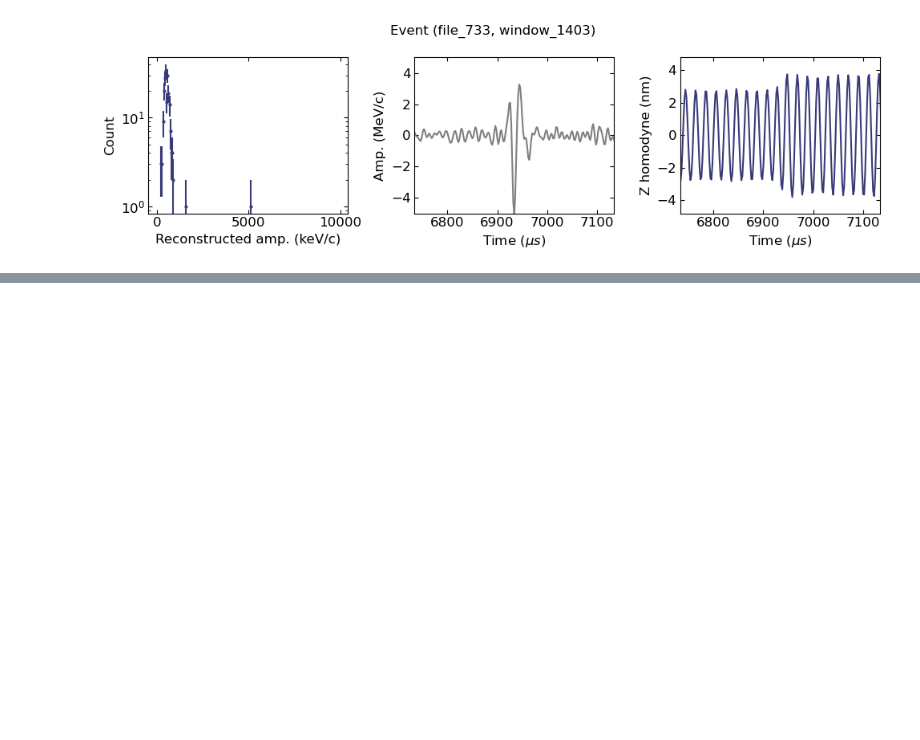
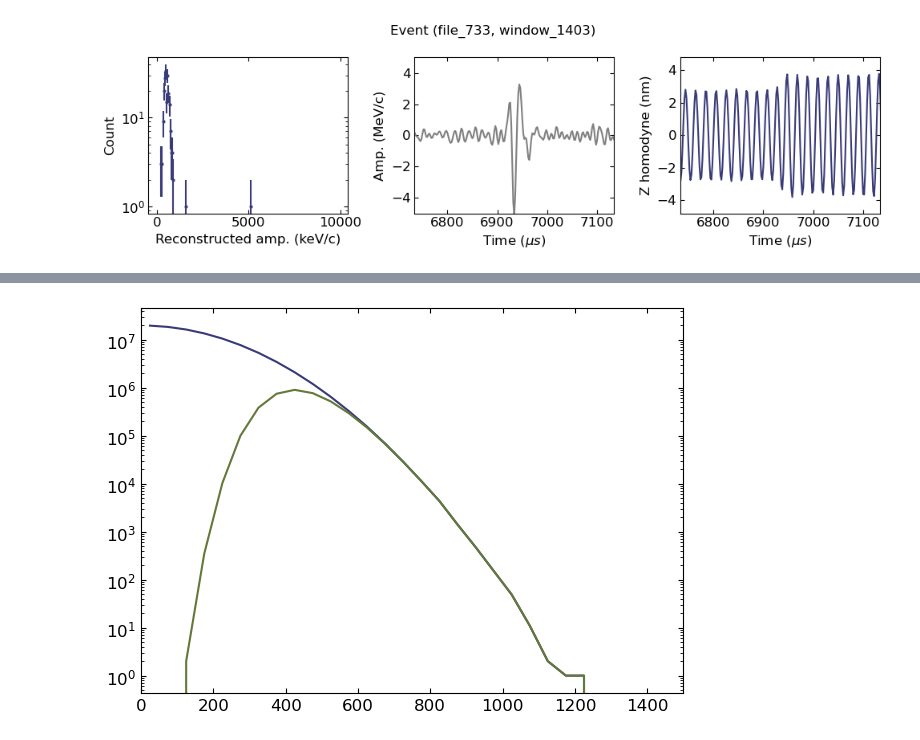
Before and after one commit to yuhants/dm_nanospheres, a Jupyter notebook: analysis_notebooks/sphere_20250103_recon.ipynb, the cells around one changed output, grey strips where cells are left out. Saved outputs shown, nothing was run; the diff lists cells and outputs as text; code cells hidden in the pictures; blank space fills up the shorter version.

```diff
--- a/analysis_notebooks/sphere_20250103_recon.ipynb
+++ b/analysis_notebooks/sphere_20250103_recon.ipynb
@@ -372,0 +489,27 @@ for i, j in events_after_cut_11[:]:
+# %%
+n_mc = int(1e8)
+rand_seed = 22040403
+rng = np.random.default_rng(rand_seed)
+
+noise_gaussian = rng.normal(0, 200, n_mc)
+noise_gaussian_amp = np.abs(noise_gaussian)
+# %%
+noise_reshaped = np.reshape(noise_gaussian_amp, (int(noise_gaussian_amp.size/25), 25))
+noise_searched = np.max(noise_reshaped, axis=1)
+# %%
+bins = np.arange(0, 10000, 50)
+bc = 0.5 * (bins[:-1] + bins[1:])
+
+hh_all = np.histogram(noise_gaussian_amp, bins=bins)[0]
+hh_searched = np.histogram(noise_searched, bins=bins)[0]
+# %%
+plt.plot(bc, hh_all)
+plt.plot(bc, hh_searched)
+# plt.plot(bc, hh_all - hh_searched)
+
+plt.xlim(0, 4000)
+plt.xlim(0, 1500)
+# plt.xscale('log')
+plt.yscale('log')
+# %% [output]
+[figure, added]
```
Also changed, not shown: parts of 11 cells of this notebook, 10 other files.
